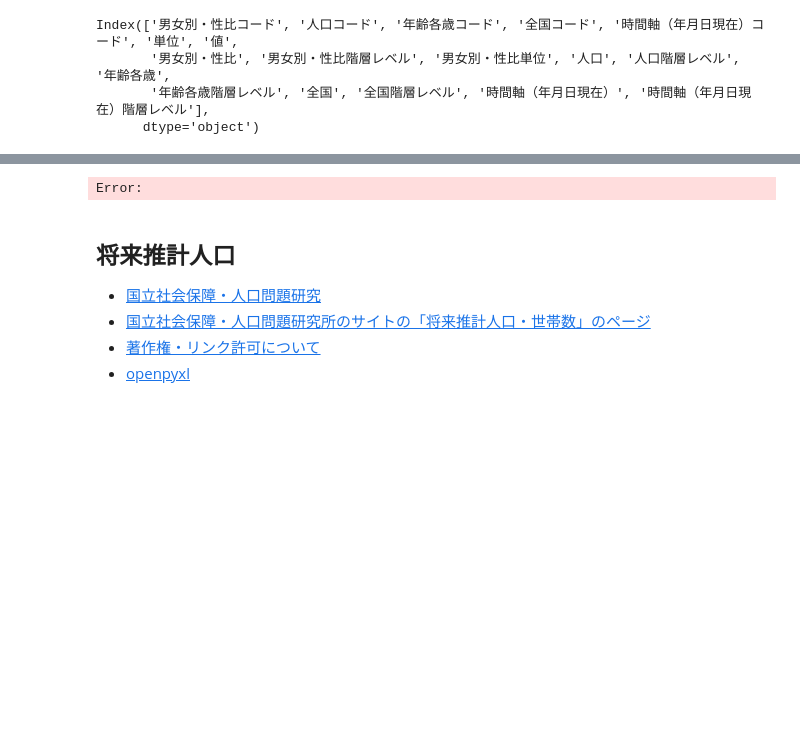
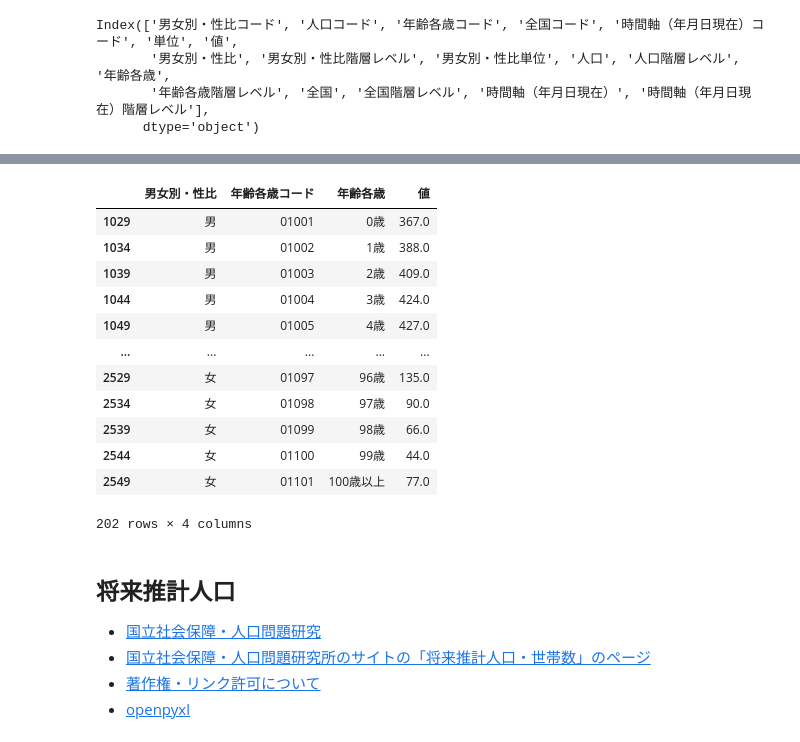
Before and after one commit to dn-nuniv/python-opendata-analysis-book, a Jupyter notebook: code/ch07_population.ipynb, the cells around one changed output, grey strips where cells are left out. Cells and saved outputs as stored; diff of their text form; code cells hidden in the pictures; blank space fills up the shorter version.

```diff
--- a/code/ch07_population.ipynb
+++ b/code/ch07_population.ipynb
@@ -488,2 +528,18 @@ estimates_cond &= estimates_value["年齢各歳"] != "総数"
 estimates_df = estimates_value.loc[estimates_cond, estimates_cols]
+# %%
+estimates_df
+# %% [output]
+|  | 男女別・性比 | 年齢各歳コード | 年齢各歳 | 値 |
+| 1029 | 男 | 01001 | 0歳 | 367.0 |
+| 1034 | 男 | 01002 | 1歳 | 388.0 |
+| 1039 | 男 | 01003 | 2歳 | 409.0 |
+| 1044 | 男 | 01004 | 3歳 | 424.0 |
+| 1049 | 男 | 01005 | 4歳 | 427.0 |
+| ... | ... | ... | ... | ... |
+| 2529 | 女 | 01097 | 96歳 | 135.0 |
+| 2534 | 女 | 01098 | 97歳 | 90.0 |
+| 2539 | 女 | 01099 | 98歳 | 66.0 |
+| 2544 | 女 | 01100 | 99歳 | 44.0 |
+| 2549 | 女 | 01101 | 100歳以上 | 77.0 |
+202 rows × 4 columns
 # %%
@@ -500,9 +565,11 @@ estimates_fig.update_layout(width=1000, height=450, font={"size": 18},
     ),
     yaxis={"ticksuffix": "歳", "title": None}
 )
+estimates_fig.update_layout(
+    title_text="人口ピラミッド",
+    title_x=0.5
+)
 estimates_fig.show()
-# %% [output]
-Error:
 # %% [markdown]
 ## 将来推計人口
 
```
Also changed, not shown: parts of 20 cells of this notebook.
